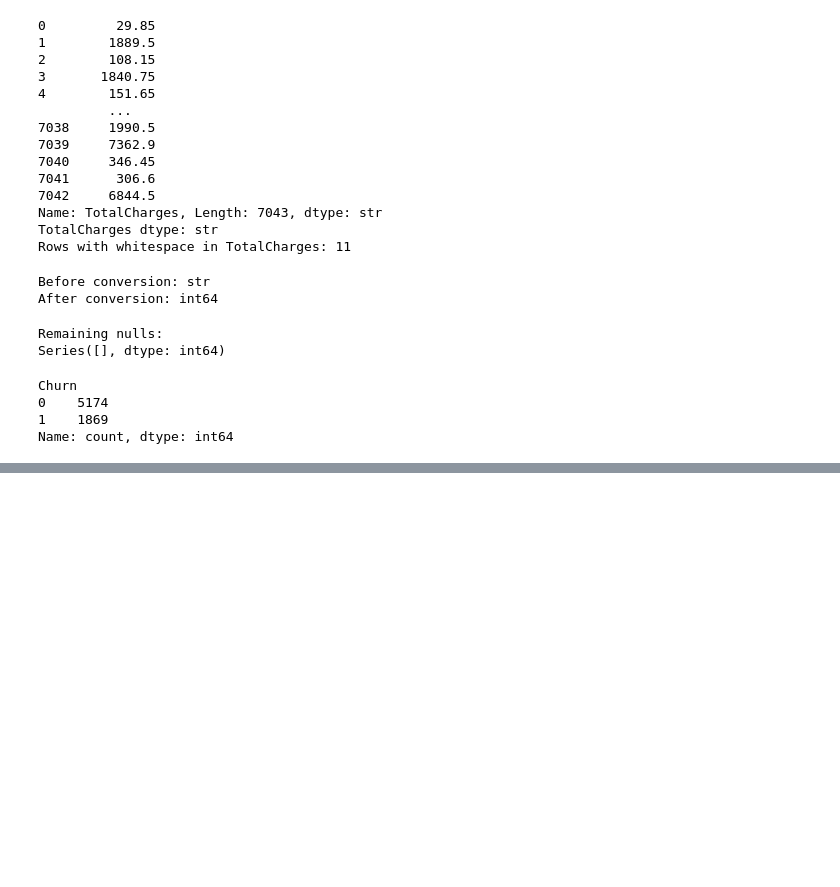
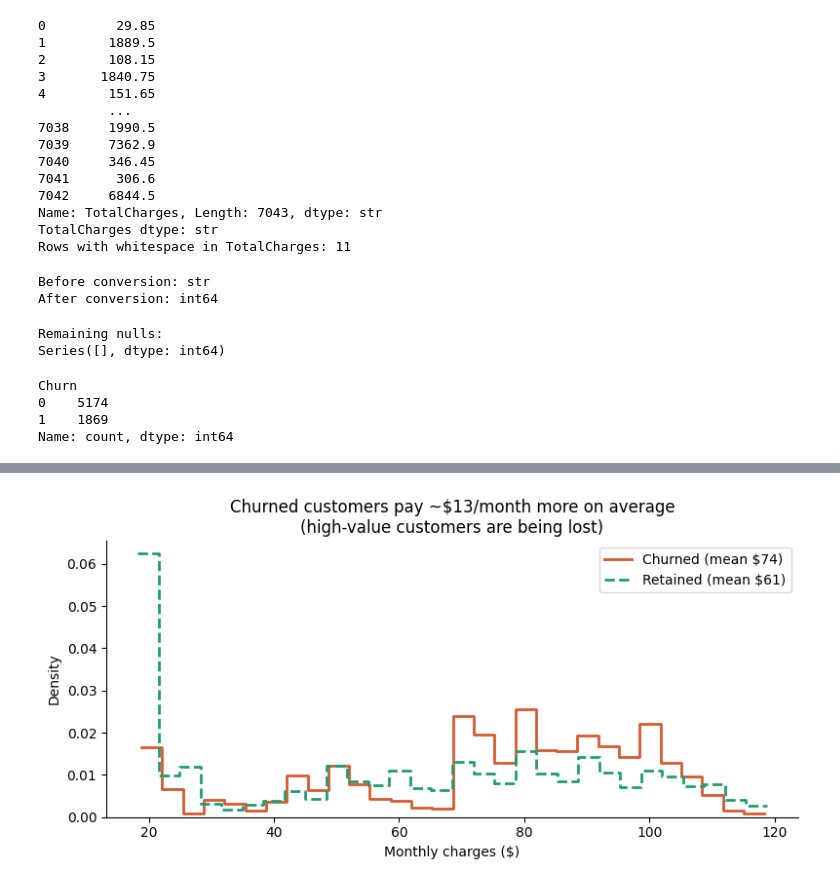
Before and after one commit to mynameisdevinchau/telco-churn-prediction, a Jupyter notebook: notebooks/EDA.ipynb, the cells around one changed output, grey strips where cells are left out. Drawn from its saved outputs; the diff is of its cells as text; code cells hidden in the pictures; blank space fills up the shorter version.

```diff
--- a/notebooks/EDA.ipynb
+++ b/notebooks/EDA.ipynb
@@ -156,0 +164,43 @@ Text(0, 0.5, 'Churn Rate')
+# %%
+fig, ax = plt.subplots(figsize=(8, 4))
+
+churned = df[df["Churn"] == 1]["MonthlyCharges"]
+retained = df[df["Churn"] == 0]["MonthlyCharges"]
+
+sns.histplot(
+    churned,
+    bins=30,
+    stat="density",
+    element="step",
+    fill=False,
+    ax=ax,
+    label=f"Churned (mean ${churned.mean():.0f})",
+    color="#D85A30",
+    linewidth=2
+)
+
+sns.histplot(
+    retained,
+    bins=30,
+    stat="density",
+    element="step",
+    fill=False,
+    ax=ax,
+    label=f"Retained (mean ${retained.mean():.0f})",
+    color="#1D9E75",
+    linestyle="--",
+    linewidth=2
+)
+
+ax.set(
+    xlabel="Monthly charges ($)",
+    ylabel="Density",
+    title="Churned customers pay ~$13/month more on average\n(high-value customers are being lost)"
+)
+
+ax.legend()
+sns.despine()
+plt.tight_layout()
+plt.show()
+# %% [output]
+[figure, added]
```
Also changed, not shown: parts of 20 cells of this notebook, 3 other files.
